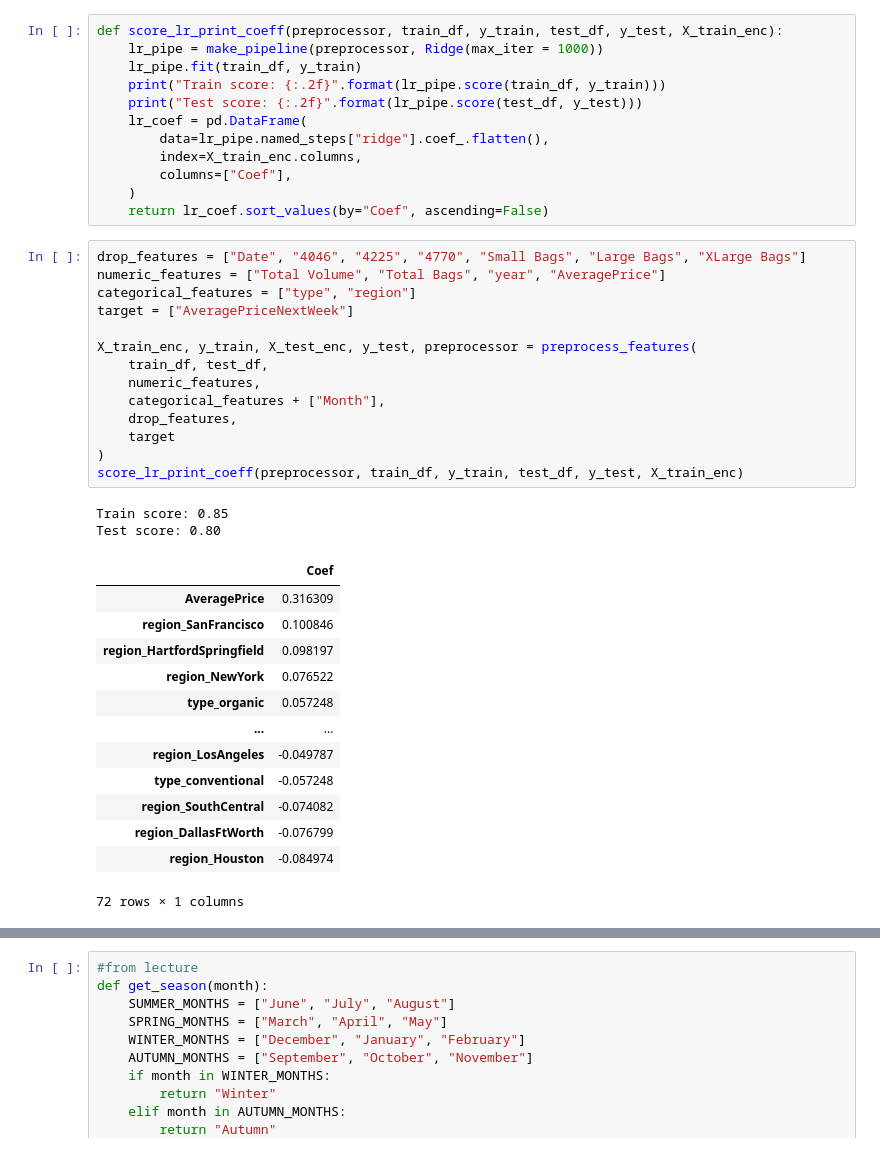
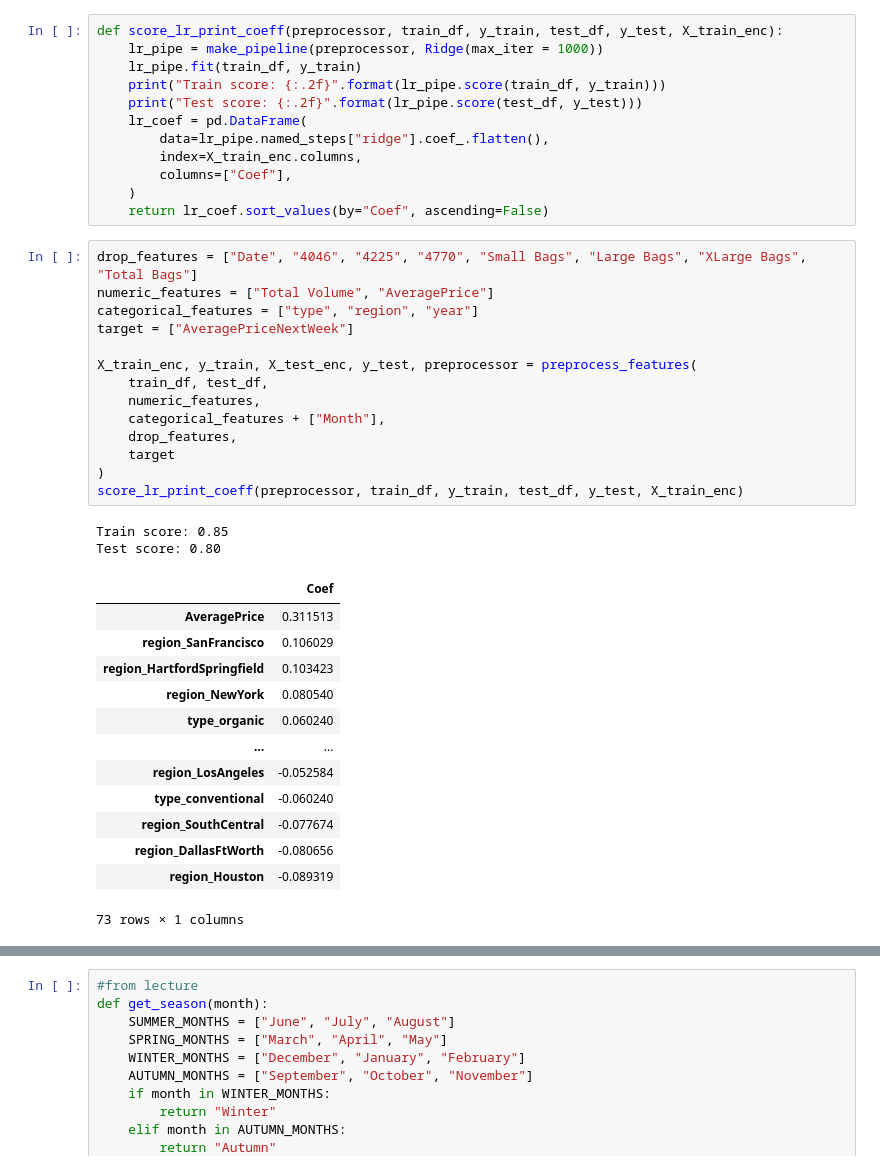
Before and after one commit to maxzixiaoxu/AvocadoTimeSeries, a Jupyter notebook: hw8.ipynb, the cells around one changed output, grey strips where cells are left out. Drawn from its saved outputs; the diff is of its cells as text.

```diff
--- a/hw8.ipynb
+++ b/hw8.ipynb
@@ -550,35 +597,35 @@ def score_lr_print_coeff(preprocessor, train_df, y_train, test_df, y_test, X_tra
     )
     return lr_coef.sort_values(by="Coef", ascending=False)
 # %%
-drop_features = ["Date", "4046", "4225", "4770", "Small Bags", "Large Bags", "XLarge Bags"]
-numeric_features = ["Total Volume", "Total Bags", "year", "AveragePrice"]
-categorical_features = ["type", "region"]
+drop_features = ["Date", "4046", "4225", "4770", "Small Bags", "Large Bags", "XLarge Bags", "Total Bags"]
+numeric_features = ["Total Volume", "AveragePrice"]
+categorical_features = ["type", "region", "year"]
 target = ["AveragePriceNextWeek"]
 
 X_train_enc, y_train, X_test_enc, y_test, preprocessor = preprocess_features(
     train_df, test_df,
     numeric_features,
     categorical_features + ["Month"],
     drop_features,
     target
 )
 score_lr_print_coeff(preprocessor, train_df, y_train, test_df, y_test, X_train_enc)
 # %% [output]
 Train score: 0.85
 Test score: 0.80
 |  | Coef |
-| AveragePrice | 0.316309 |
-| region_SanFrancisco | 0.100846 |
-| region_HartfordSpringfield | 0.098197 |
-| region_NewYork | 0.076522 |
-| type_organic | 0.057248 |
+| AveragePrice | 0.311513 |
+| region_SanFrancisco | 0.106029 |
+| region_HartfordSpringfield | 0.103423 |
+| region_NewYork | 0.080540 |
+| type_organic | 0.060240 |
 | ... | ... |
-| region_LosAngeles | -0.049787 |
-| type_conventional | -0.057248 |
-| region_SouthCentral | -0.074082 |
-| region_DallasFtWorth | -0.076799 |
-| region_Houston | -0.084974 |
+| region_LosAngeles | -0.052584 |
+| type_conventional | -0.060240 |
+| region_SouthCentral | -0.077674 |
+| region_DallasFtWorth | -0.080656 |
+| region_Houston | -0.089319 |
-72 rows × 1 columns
+73 rows × 1 columns
 # %%
 lr_pipe = make_pipeline(preprocessor, Ridge(max_iter = 1000))
 lr_pipe.fit(train_df, y_train)
```
Also changed, not shown: parts of 25 cells of this notebook.
